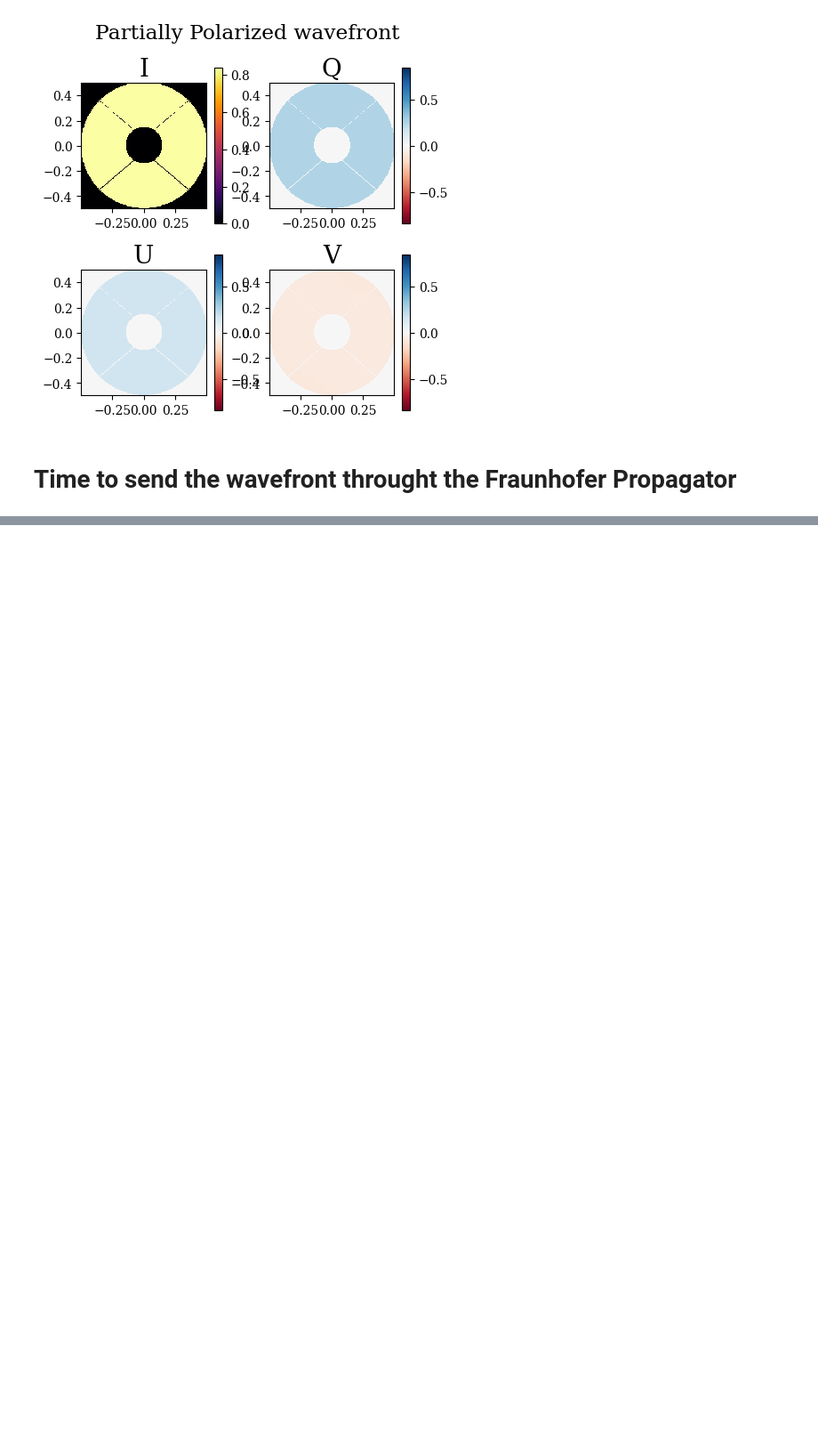
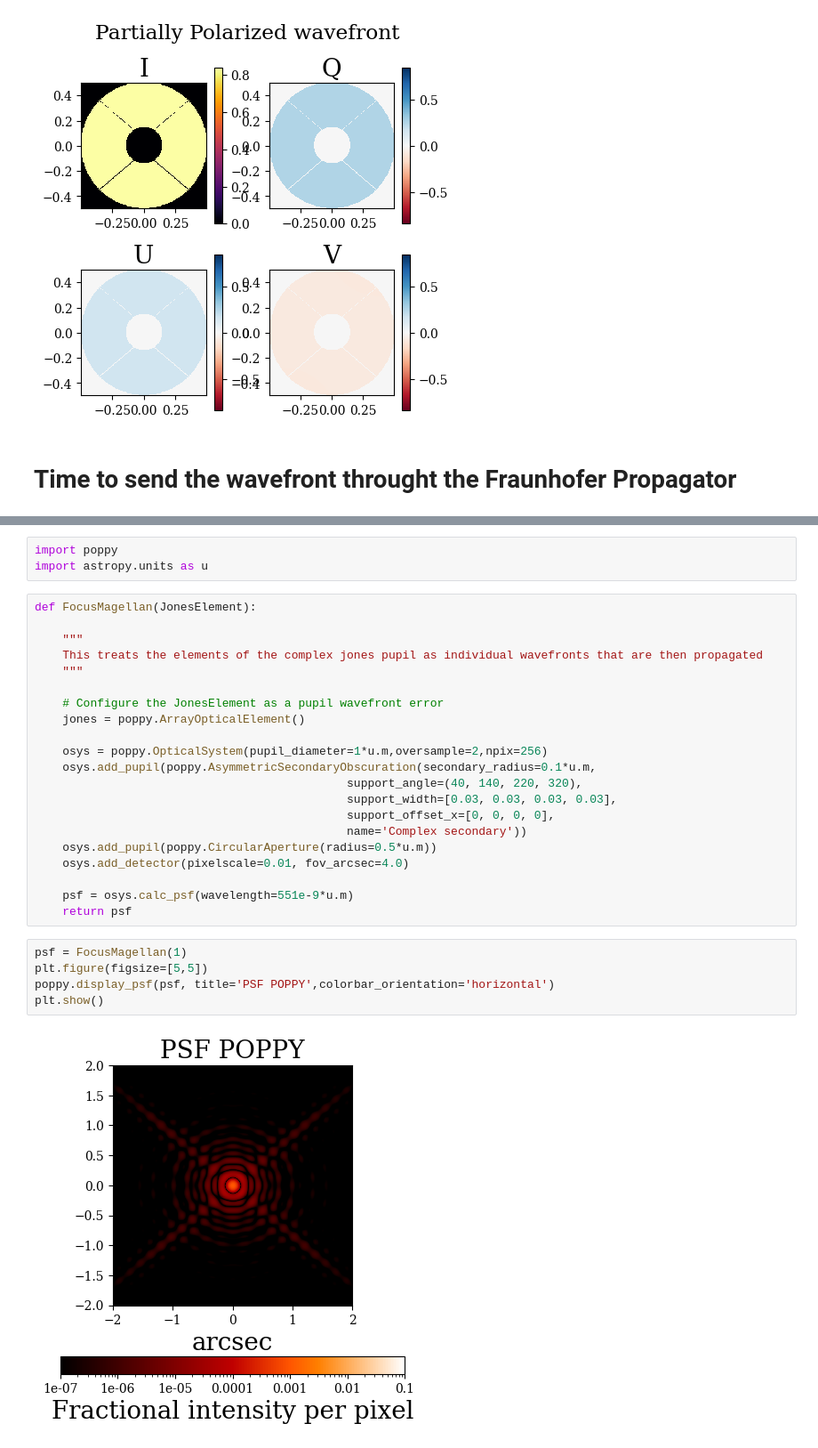
Before and after one commit to Jashcraf/poke, a Jupyter notebook: examples/Diffraction With Poke Jones Pupils.ipynb, the cells around one changed output, grey strips where cells are left out. Shown at 89% size. Saved outputs shown, nothing was run; the diff lists cells and outputs as text; blank space fills up the shorter version.

```diff
--- a/examples/HCIPy Polarized Wavefront.ipynb
+++ b/examples/Diffraction With Poke Jones Pupils.ipynb
@@ -161,0 +225,31 @@ plt.show()
+# %%
+import poppy
+import astropy.units as u
+# %%
+def FocusMagellan(JonesElement):
+
+    """
+    This treats the elements of the complex jones pupil as individual wavefronts that are then propagated
+    """
+
+    # Configure the JonesElement as a pupil wavefront error
+    jones = poppy.ArrayOpticalElement()
+
+    osys = poppy.OpticalSystem(pupil_diameter=1*u.m,oversample=2,npix=256)
+    osys.add_pupil(poppy.AsymmetricSecondaryObscuration(secondary_radius=0.1*u.m,
+                                             support_angle=(40, 140, 220, 320),
+                                             support_width=[0.03, 0.03, 0.03, 0.03],
+                                             support_offset_x=[0, 0, 0, 0],
+                                             name='Complex secondary'))
+    osys.add_pupil(poppy.CircularAperture(radius=0.5*u.m))
+    osys.add_detector(pixelscale=0.01, fov_arcsec=4.0)
+
+    psf = osys.calc_psf(wavelength=551e-9*u.m)
+    return psf
+# %%
+psf = FocusMagellan(1)
+plt.figure(figsize=[5,5])
+poppy.display_psf(psf, title='PSF POPPY',colorbar_orientation='horizontal')
+plt.show()
+# %% [output]
+[figure, added]
```
Also changed, not shown: parts of 6 cells of this notebook.
